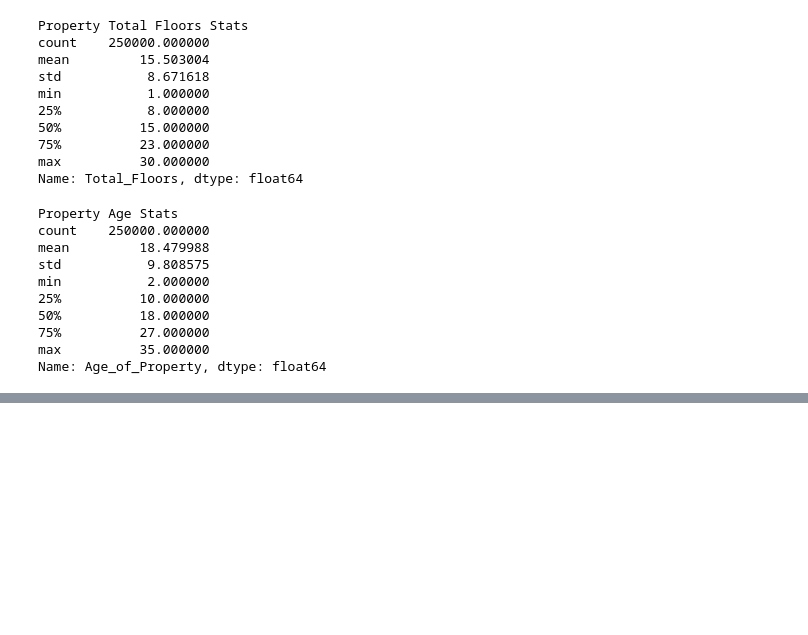
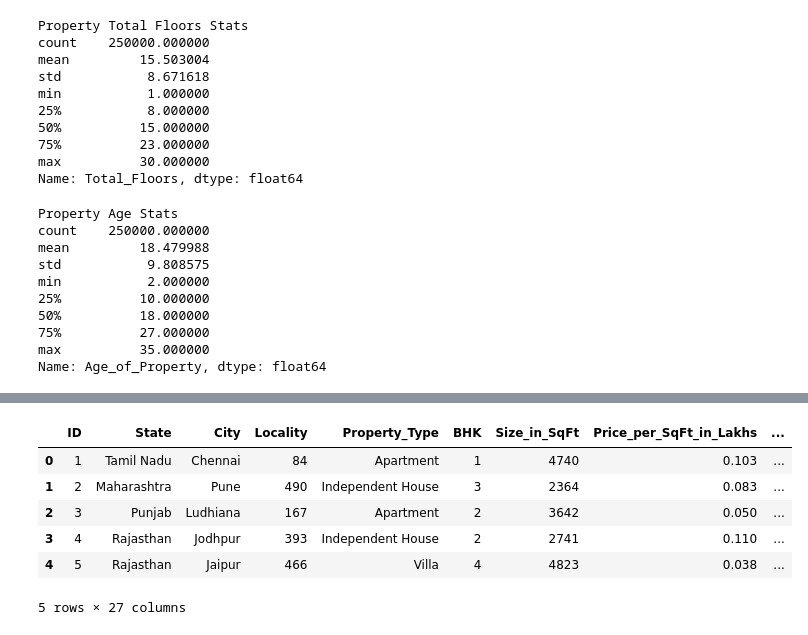
Before and after one commit to JS-Tharun/Real-Estate-Investment-Advisor, a Jupyter notebook: notebook.ipynb, the cells around one changed output, grey strips where cells are left out. Cells and saved outputs as stored; diff of their text form; code cells hidden in the pictures; blank space fills up the shorter version.

```diff
--- a/notebook.ipynb
+++ b/notebook.ipynb
@@ -509,0 +680,12 @@ Index(['ID', 'State', 'City', 'Locality', 'Property_Type', 'BHK',
+# %%
+# Rearranging columns for better associations
+df = df[['ID', 'State', 'City', 'Locality', 'Property_Type', 'BHK', 'Size_in_SqFt', 'Price_per_SqFt_in_Lakhs', 'Price_in_Lakhs', 'Year_Built', 'Furnished_Status', 'Facing', 'Floor_No', 'Total_Floors', 'Age_of_Property', 'Owner_Type', 'Availability_Status', 'Total_Nearby_Schools', 'Total_Nearby_Hospitals', 'Public_Transport_Accessibility', 'Parking_Space', 'Security', 'Clubhouse', 'Garden', 'Gym', 'Playground', 'Pool']]
+df.head()
+# %% [output]
+|  | ID | State | City | Locality | Property_Type | BHK | Size_in_SqFt | Price_per_SqFt_in_Lakhs | ... |
+| 0 | 1 | Tamil Nadu | Chennai | 84 | Apartment | 1 | 4740 | 0.103 | ... |
+| 1 | 2 | Maharashtra | Pune | 490 | Independent House | 3 | 2364 | 0.083 | ... |
+| 2 | 3 | Punjab | Ludhiana | 167 | Apartment | 2 | 3642 | 0.050 | ... |
+| 3 | 4 | Rajasthan | Jodhpur | 393 | Independent House | 2 | 2741 | 0.110 | ... |
+| 4 | 5 | Rajasthan | Jaipur | 466 | Villa | 4 | 4823 | 0.038 | ... |
+5 rows × 27 columns
```
Also changed, not shown: parts of 19 cells of this notebook.
